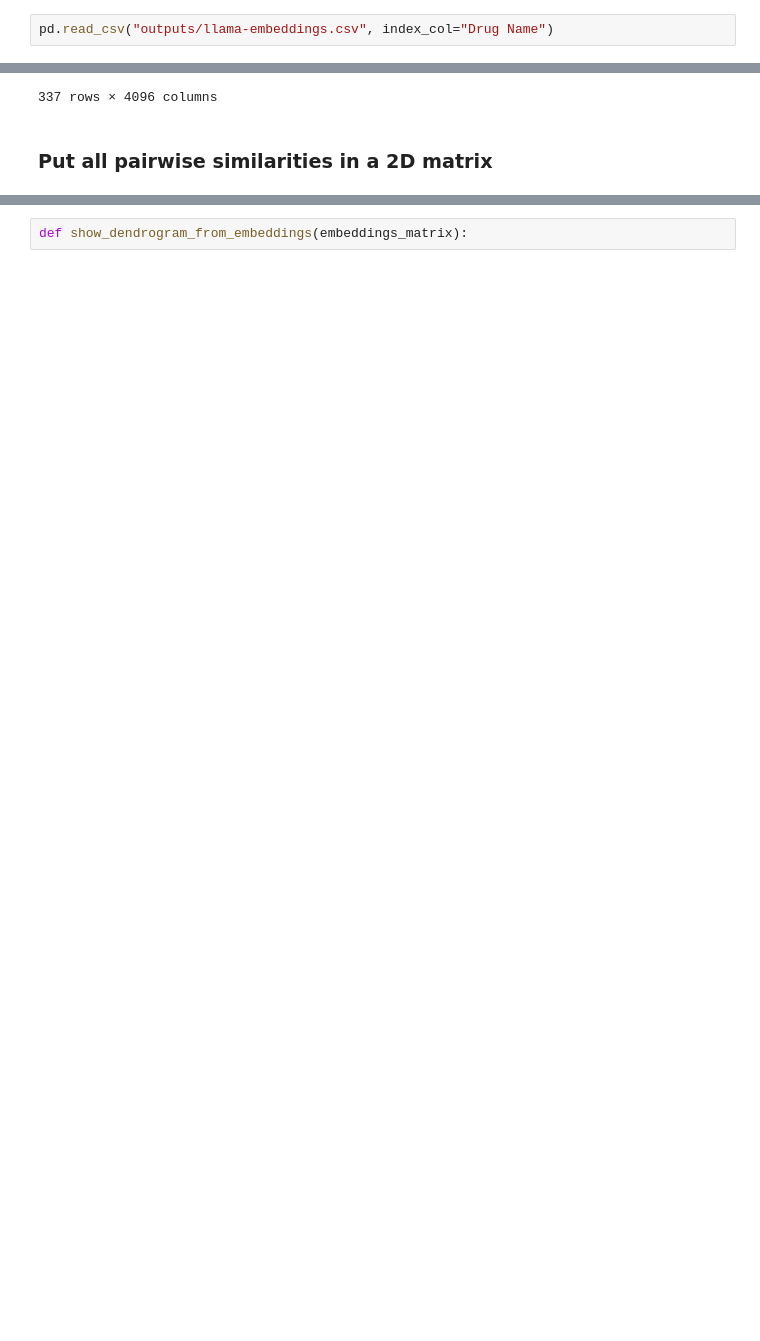
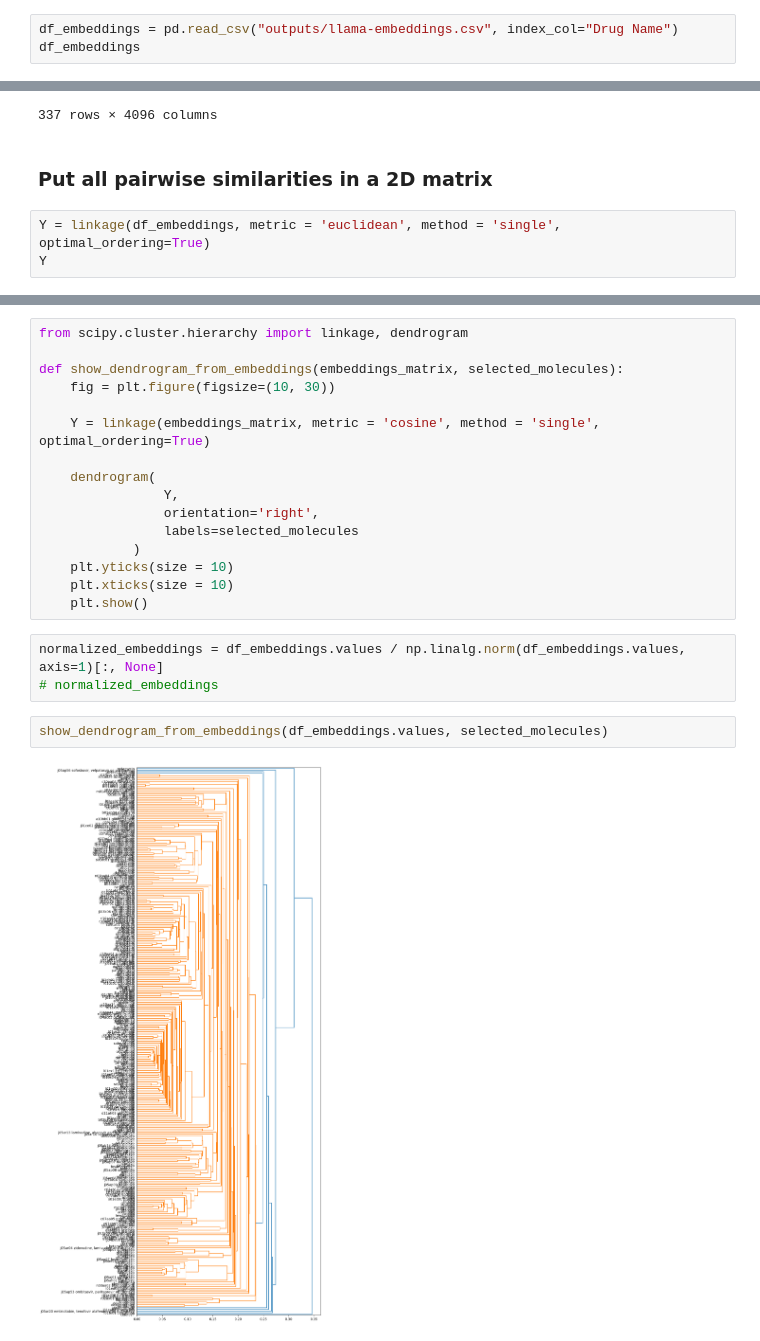
Before and after one commit to ariellubonja/drugs-embedding, a Jupyter notebook: Bio_ClinicalBERT-embeddings.ipynb, the cells around one changed output, grey strips where cells are left out. Cells and saved outputs as stored; diff of their text form; blank space fills up the shorter version.

```diff
--- a/Bio_ClinicalBERT-embeddings.ipynb
+++ b/Bio_ClinicalBERT-embeddings.ipynb
@@ -277,7 +295,8 @@ df_embeddings
 # %% [markdown]
 ## Load embeddings from file
 # %%
-pd.read_csv("outputs/llama-embeddings.csv", index_col="Drug Name")
+df_embeddings = pd.read_csv("outputs/llama-embeddings.csv", index_col="Drug Name")
+df_embeddings
 # %% [output]
 |  | 0 | 1 | 2 | 3 | 4 | 5 | 6 | 7 | 8 | 9 | ... | ... |
 | Drug Name |  |  |  |  |  |  |  |  |  |  |  | ... |
@@ -295,3 +314,6 @@ pd.read_csv("outputs/llama-embeddings.csv", index_col="Drug Name")
 337 rows × 4096 columns
 # %% [markdown]
 ### Put all pairwise similarities in a 2D matrix
+# %%
+Y = linkage(df_embeddings, metric = 'euclidean', method = 'single', optimal_ordering=True)
+Y
@@ -298,2 +328,23 @@ pd.read_csv("outputs/llama-embeddings.csv", index_col="Drug Name")
 # %%
-def show_dendrogram_from_embeddings(embeddings_matrix):
+from scipy.cluster.hierarchy import linkage, dendrogram
+
+def show_dendrogram_from_embeddings(embeddings_matrix, selected_molecules):
+    fig = plt.figure(figsize=(10, 30))
+
+    Y = linkage(embeddings_matrix, metric = 'cosine', method = 'single', optimal_ordering=True)
+
+    dendrogram(
+                Y,
+                orientation='right',
+                labels=selected_molecules
+            )
+    plt.yticks(size = 10)
+    plt.xticks(size = 10)
+    plt.show()
+# %%
+normalized_embeddings = df_embeddings.values / np.linalg.norm(df_embeddings.values, axis=1)[:, None]
+# normalized_embeddings
+# %%
+show_dendrogram_from_embeddings(df_embeddings.values, selected_molecules)
+# %% [output]
+[figure, added]
```
Also changed, not shown: parts of 9 cells of this notebook.
